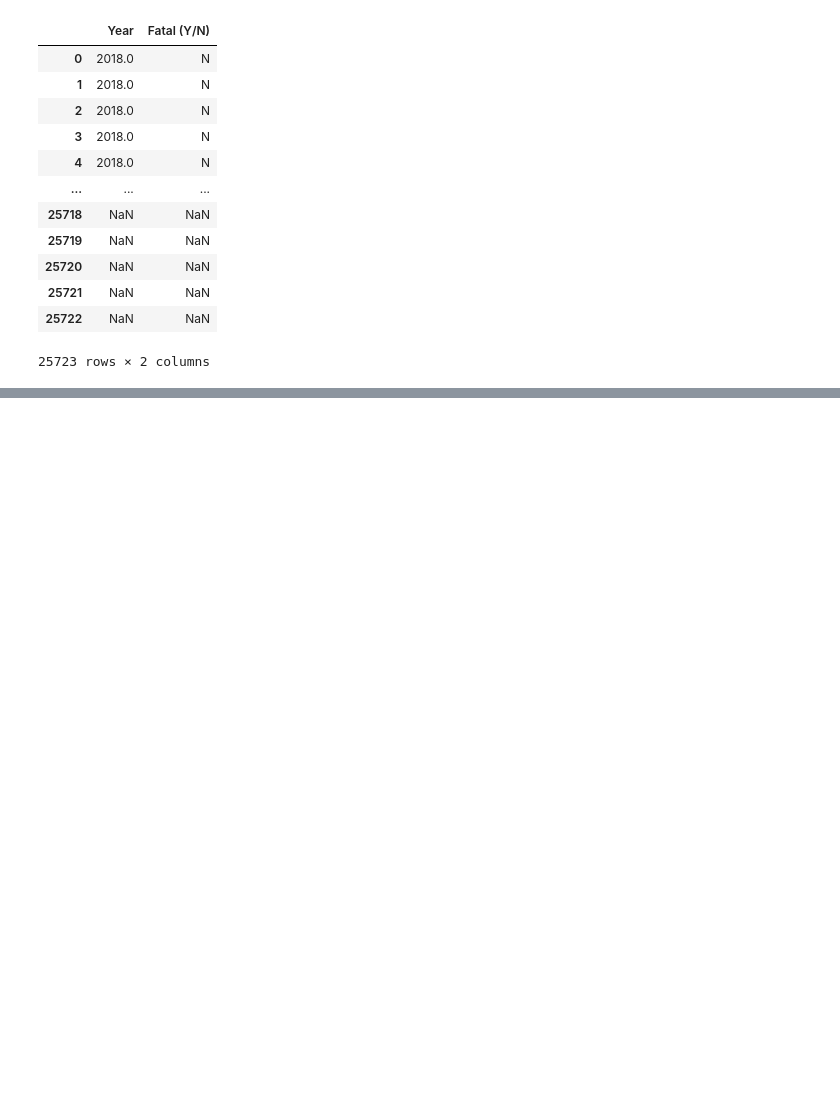
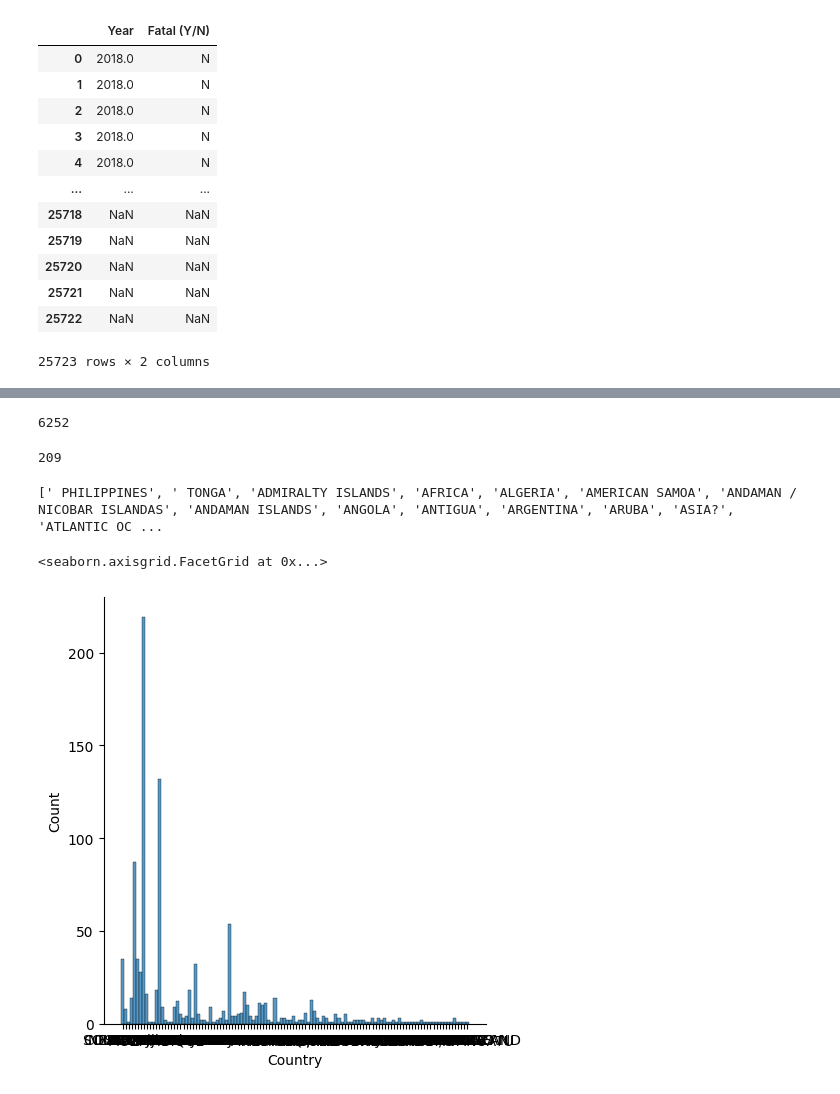
Before and after one commit to RaphHer/Project_1_Pandas, a Jupyter notebook: src/First Project Pandas .ipynb, the cells around one changed output, grey strips where cells are left out. Saved outputs shown, nothing was run; the diff lists cells and outputs as text; code cells hidden in the pictures; blank space fills up the shorter version.

```diff
--- a/src/First Project Pandas .ipynb
+++ b/src/First Project Pandas .ipynb
@@ -253,0 +300,31 @@ filtered
+# %%
+# I will have a look at the length of the data set now and see how many cases I have
+len(hypothesis_2['Country'])
+# %% [output]
+6252
+# %%
+# I want to check the number of unique value - the result 209 seems a bit high and it is likely that there is some duplicates
+# knowing that there is 195 countries in the world.
+len(hypothesis_2['Country'].unique())
+# %% [output]
+209
+# %%
+# Drop the duplicates so I can have a look at the unique values
+hypothesis_2bis = hypothesis_2.drop_duplicates(subset = "Country")
+
+print(sorted(hypothesis_2bis['Country']))
+
+#What do we find out?
+# Some countries are not countries (ex: Martinique), and sometimes it is more a region that is given.
+# Without entering too much into the technicalities, there is still some work that we can do to clean the country section
+# 1. Countries with a space before: Philippines and Tonga
+# 2. Countries with a "?" at the end: Asia, Indian Ocean, Mexico, Red Sea, Sudan, North Atlantic Ocean and the Pacific Ocean
+# 3. Countries with a space after Egypt, Nicaragua, Yemen
+# 4. Countries that exist in two forms: Andaman, Ceylon, Reunion, Maldives
+# %% [output]
+[' PHILIPPINES', ' TONGA', 'ADMIRALTY ISLANDS', 'AFRICA', 'ALGERIA', 'AMERICAN SAMOA', 'ANDAMAN / NICOBAR ISLANDAS', 'ANDAMAN ISLANDS', 'ANGOLA', 'ANTIGUA', 'ARGENTINA', 'ARUBA', 'ASIA?', 'ATLANTIC OC ...
+# %%
+sns.displot(hypothesis_1, x="Country")
+# %% [output]
+<seaborn.axisgrid.FacetGrid at 0x...>
+[figure, added]
```
Also changed, not shown: parts of 33 cells of this notebook.
